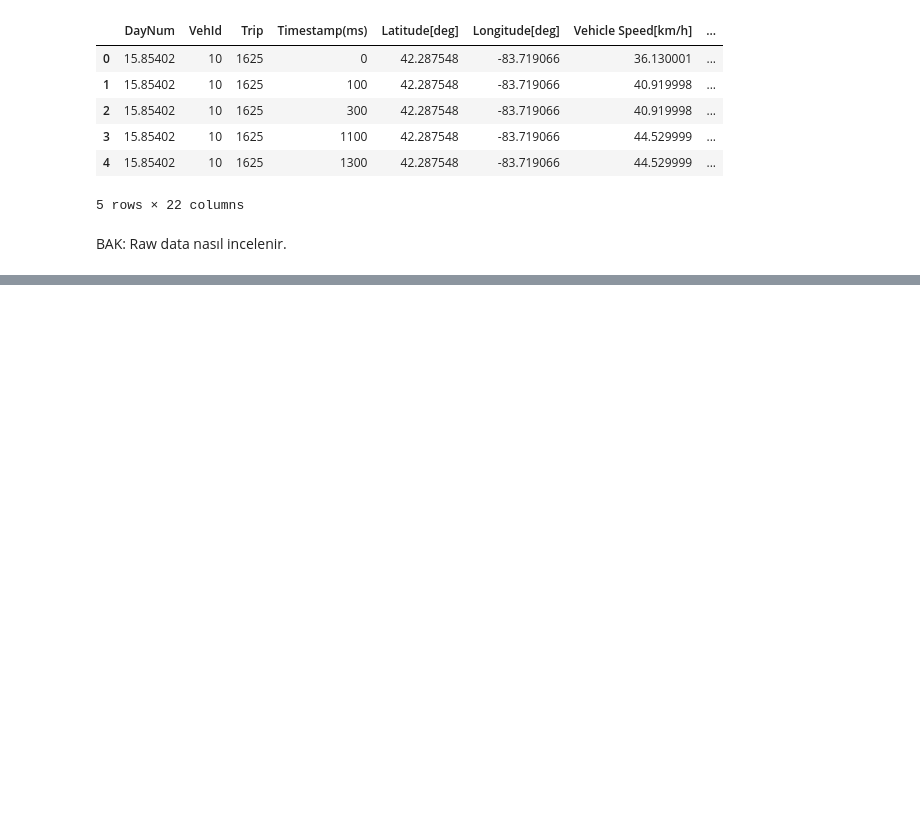
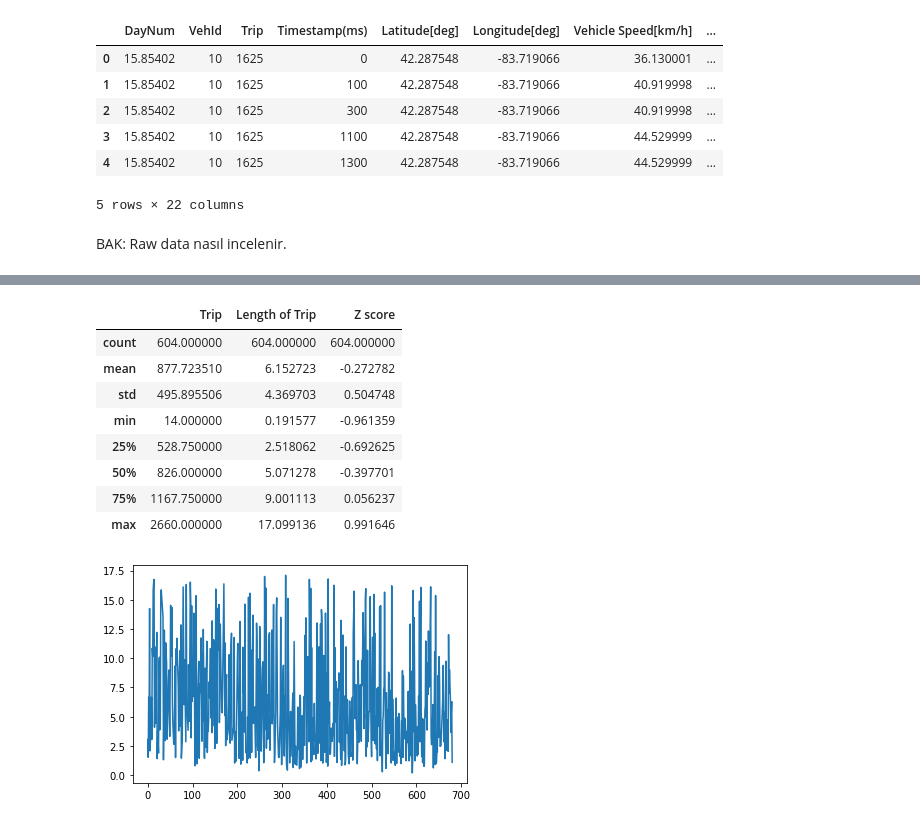
Before and after one commit to ardakaslan/ved, a Jupyter notebook: ved.ipynb, the cells around one changed output, grey strips where cells are left out. Saved outputs shown, nothing was run; the diff lists cells and outputs as text; code cells hidden in the pictures; blank space fills up the shorter version.

```diff
--- a/ved.ipynb
+++ b/ved.ipynb
@@ -187,2 +151,0 @@ print(VED_data.head())
-# %%
-trip_len_data['Length of Trip'] =
@@ -210,0 +200,2 @@ BAK: Raw data nasıl incelenir.
+# %%
+trip_len_data['Z score'] = stats.zscore(trip_len_data['Length of Trip'])
@@ -210,0 +211,15 @@ BAK: Raw data nasıl incelenir.
+# %%
+trip_len_data_clean1 = trip_len_data.loc[trip_len_data['Z score'].abs()<=1]
+trip_len_data_clean1['Length of Trip'].plot()
+trip_len_data_clean1.describe()
+# %% [output]
+|  | Trip | Length of Trip | Z score |
+| count | 604.000000 | 604.000000 | 604.000000 |
+| mean | 877.723510 | 6.152723 | -0.272782 |
+| std | 495.895506 | 4.369703 | 0.504748 |
+| min | 14.000000 | 0.191577 | -0.961359 |
+| 25% | 528.750000 | 2.518062 | -0.692625 |
+| 50% | 826.000000 | 5.071278 | -0.397701 |
+| 75% | 1167.750000 | 9.001113 | 0.056237 |
+| max | 2660.000000 | 17.099136 | 0.991646 |
+[figure, added]
```
Also changed, not shown: parts of 13 cells of this notebook.
